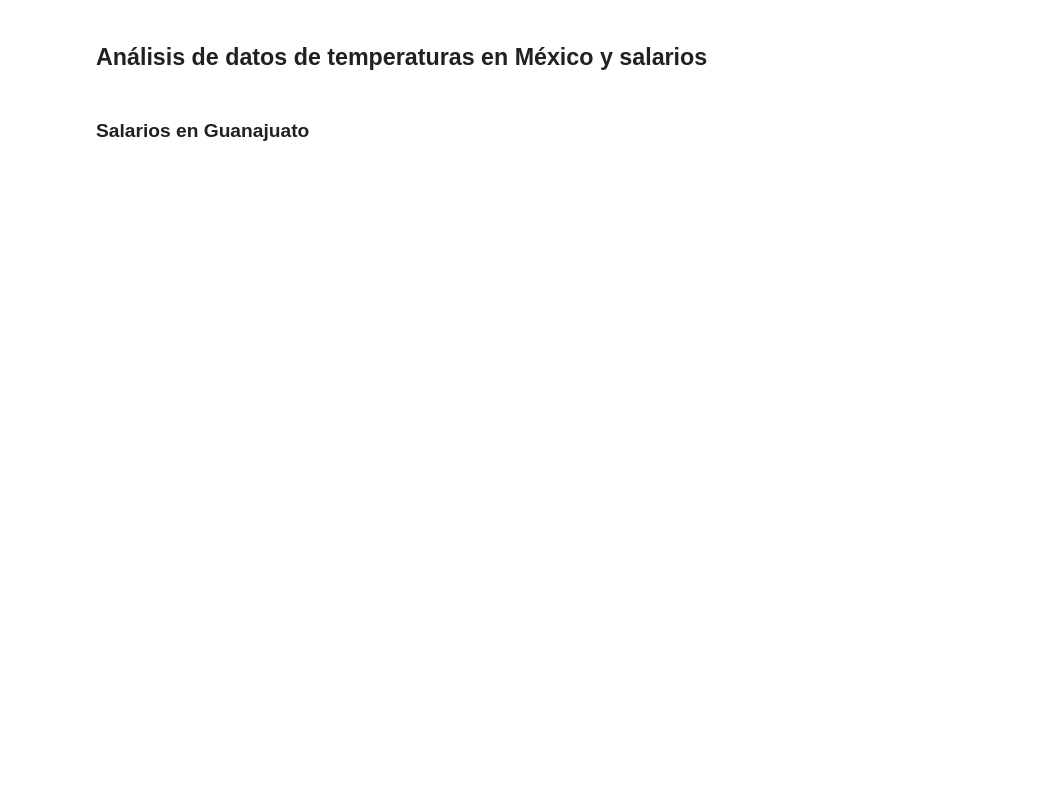
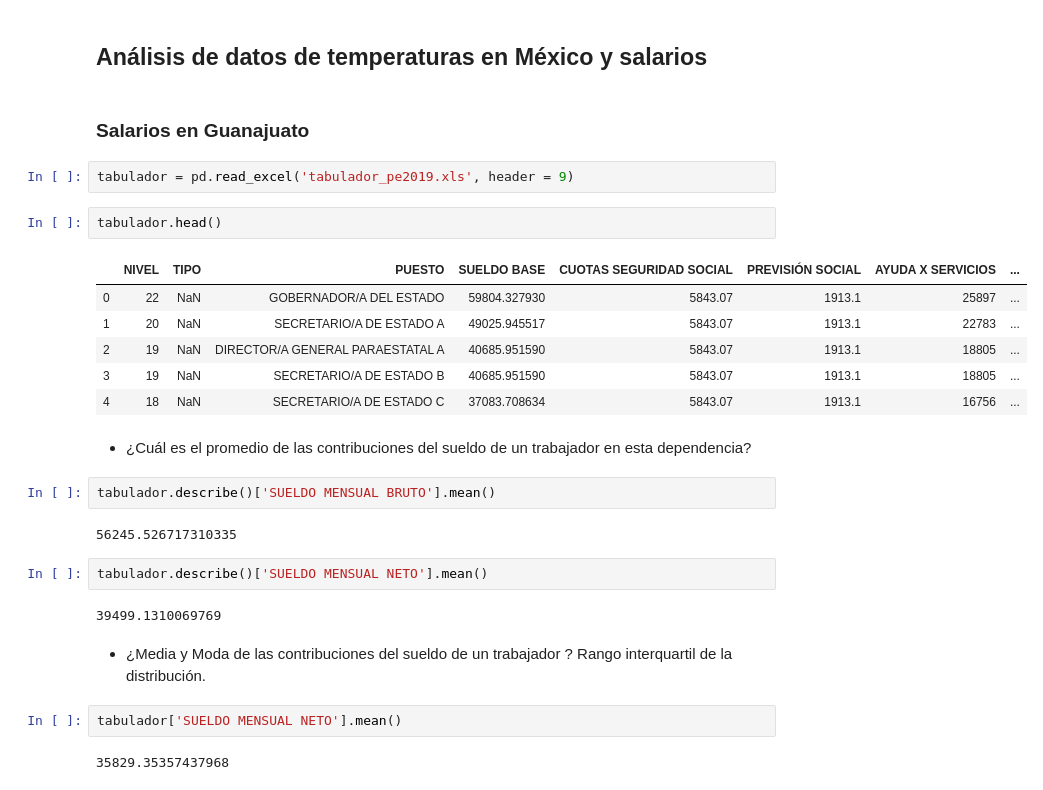
Before and after one commit to DCIDA2019/da2019-anaisabelotodo, a Jupyter notebook: Semana4/Tarea/Tarea4.ipynb, the cells around one changed output. Drawn from its saved outputs; the diff is of its cells as text; blank space fills up the shorter version.

```diff
--- a/Semana4/Tarea/Tarea4.ipynb
+++ b/Semana4/Tarea/Tarea4.ipynb
@@ -781,3 +781,30 @@ plt.grid(True)
 ## **Análisis de datos de temperaturas en México y salarios**
 # %% [markdown]
 ### **Salarios en Guanajuato**
+# %%
+tabulador = pd.read_excel('tabulador_pe2019.xls', header = 9)
+# %%
+tabulador.head()
+# %% [output]
+|  | NIVEL | TIPO | PUESTO | SUELDO BASE | CUOTAS SEGURIDAD SOCIAL | PREVISIÓN SOCIAL | AYUDA X SERVICIOS | ... |
+| 0 | 22 | NaN | GOBERNADOR/A DEL ESTADO | 59804.327930 | 5843.07 | 1913.1 | 25897 | ... |
+| 1 | 20 | NaN | SECRETARIO/A DE ESTADO A | 49025.945517 | 5843.07 | 1913.1 | 22783 | ... |
+| 2 | 19 | NaN | DIRECTOR/A GENERAL PARAESTATAL A | 40685.951590 | 5843.07 | 1913.1 | 18805 | ... |
+| 3 | 19 | NaN | SECRETARIO/A DE ESTADO B | 40685.951590 | 5843.07 | 1913.1 | 18805 | ... |
+| 4 | 18 | NaN | SECRETARIO/A DE ESTADO C | 37083.708634 | 5843.07 | 1913.1 | 16756 | ... |
+# %% [markdown]
+- ¿Cuál es el promedio de las contribuciones del sueldo de un trabajador en esta dependencia?
+# %%
+tabulador.describe()['SUELDO MENSUAL BRUTO'].mean()
+# %% [output]
+56245.526717310335
+# %%
+tabulador.describe()['SUELDO MENSUAL NETO'].mean()
+# %% [output]
+39499.1310069769
+# %% [markdown]
+- ¿Media y Moda de las contribuciones del sueldo de un trabajador ? Rango interquartil de la distribución.
+# %%
+tabulador['SUELDO MENSUAL NETO'].mean()
+# %% [output]
+35829.35357437968
```
Also changed, not shown: parts of 65 cells of this notebook.
